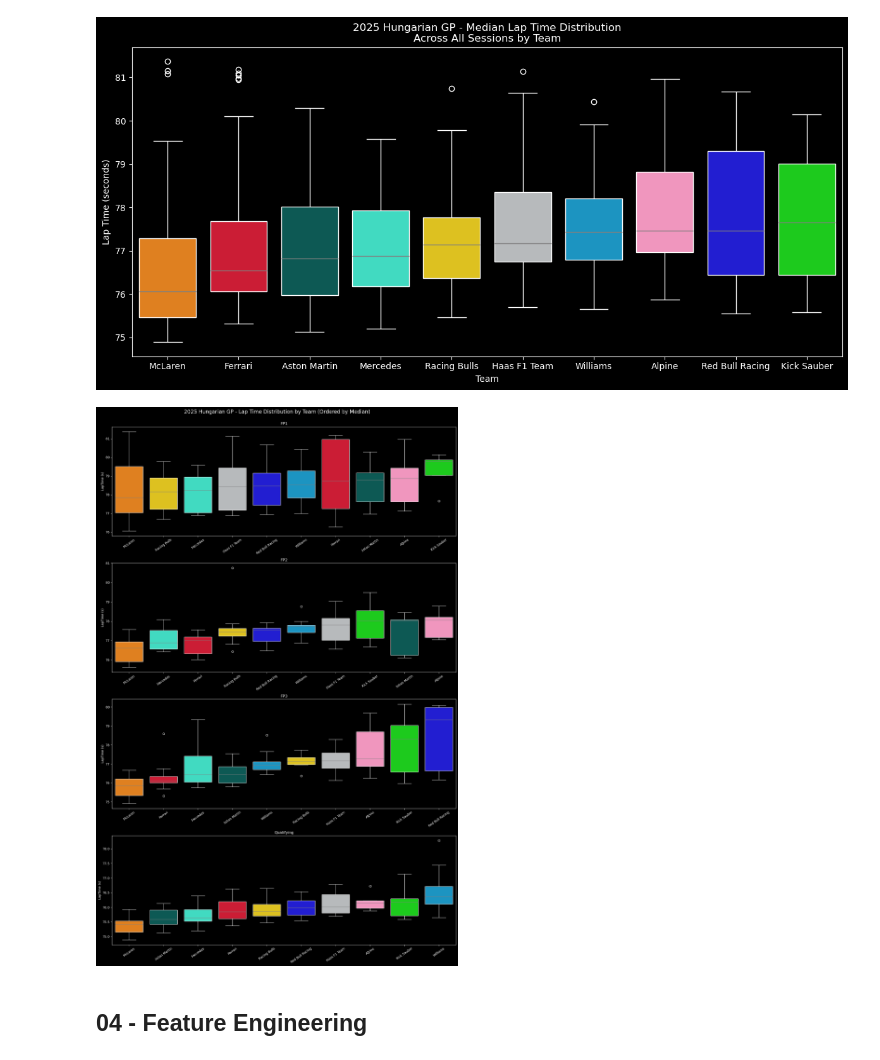
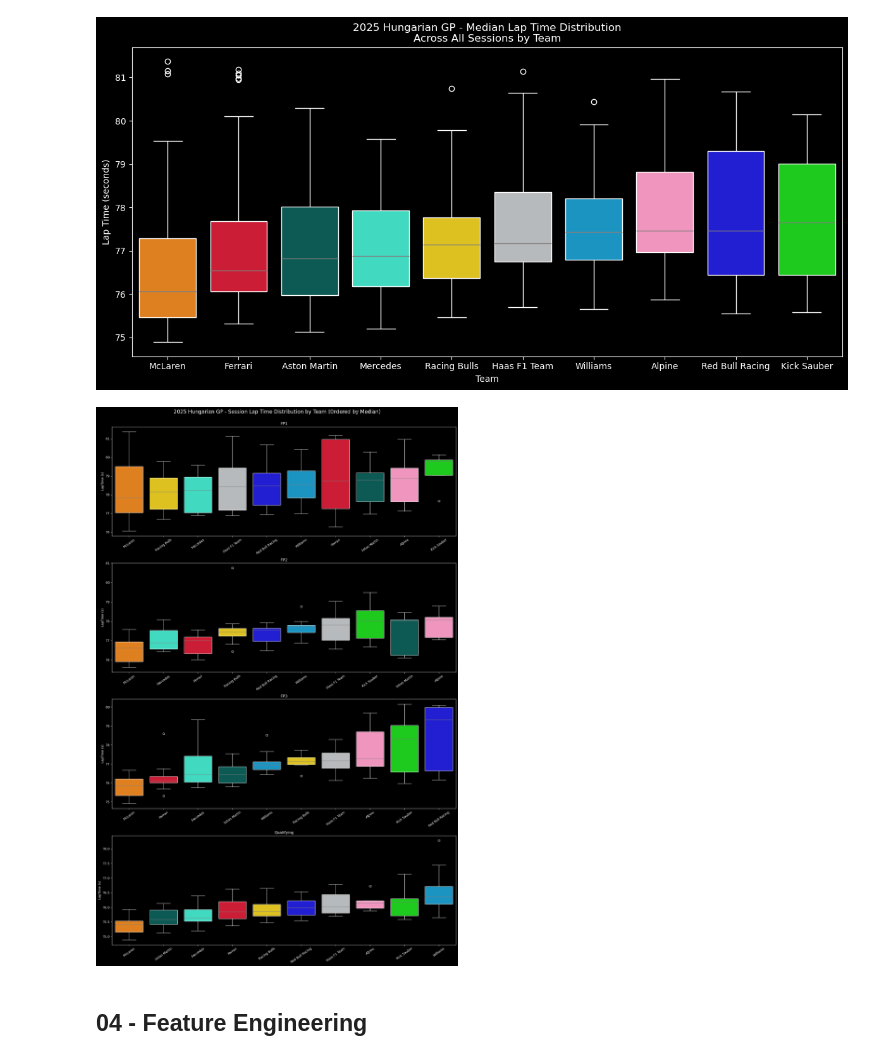
Before and after one commit to hai-henry/f1-midlap-predictor, a Jupyter notebook: notebooks/midlap-predictor.ipynb, the cells around one changed output. Cells and saved outputs as stored; diff of their text form; code cells hidden in the pictures.

Commit message:
Update team pace plot title

```diff
--- a/notebooks/midlap-predictor.ipynb
+++ b/notebooks/midlap-predictor.ipynb
@@ -370,35 +370,35 @@ for ax, (title, df) in zip(axs, sessions.items()):
     order = (
         df[['Team', 'LapTime (s)']]
         .groupby('Team')
         .median()
         .sort_values('LapTime (s)')
         .index
     )
 
     sns.boxplot(data = df,
                 x = 'Team',
                 y = 'LapTime (s)',
                 hue = 'Team',
                 palette = team_palette,
                 order = order,
                 whiskerprops=dict(color='white'),
                 boxprops=dict(edgecolor='white'),
                 medianprops=dict(color='grey'),
                 capprops=dict(color='white'),
                 flierprops=dict(markeredgecolor='white'),
                 ax=ax
                 )
 
     ax.set_title(title)
     ax.set_xlabel("")
     ax.tick_params(axis = 'x', rotation = 35)
 
-fig.suptitle("2025 Hungarian GP - Lap Time Distribution by Team (Ordered by Median)\n\n", fontsize=16)
+fig.suptitle("2025 Hungarian GP - Session Lap Time Distribution by Team (Ordered by Median)\n\n", fontsize=16)
 
 plt.tight_layout()
 plt.show()
 # %% [output]
-[figure, old version]
+[figure, new version]
 # %% [markdown]
 ## 04 - Feature Engineering
 # %% [markdown]
```
